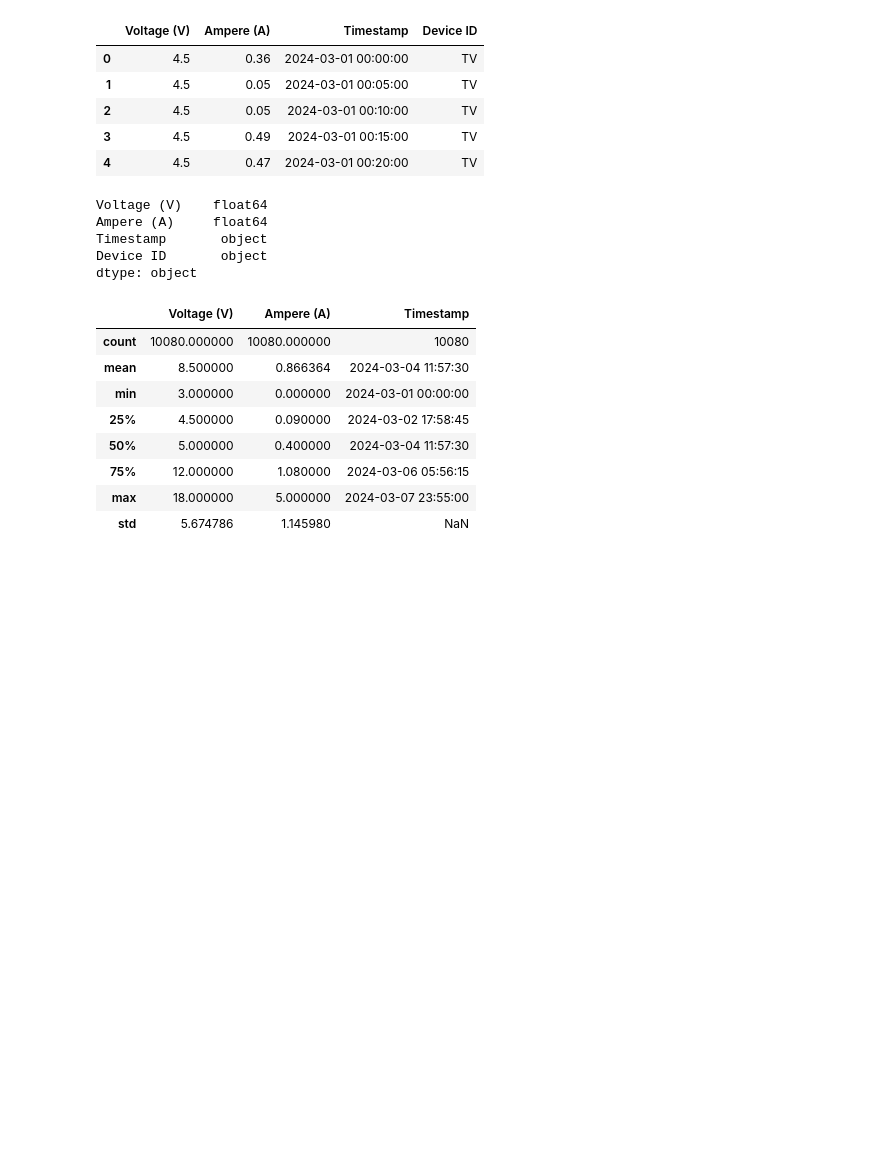
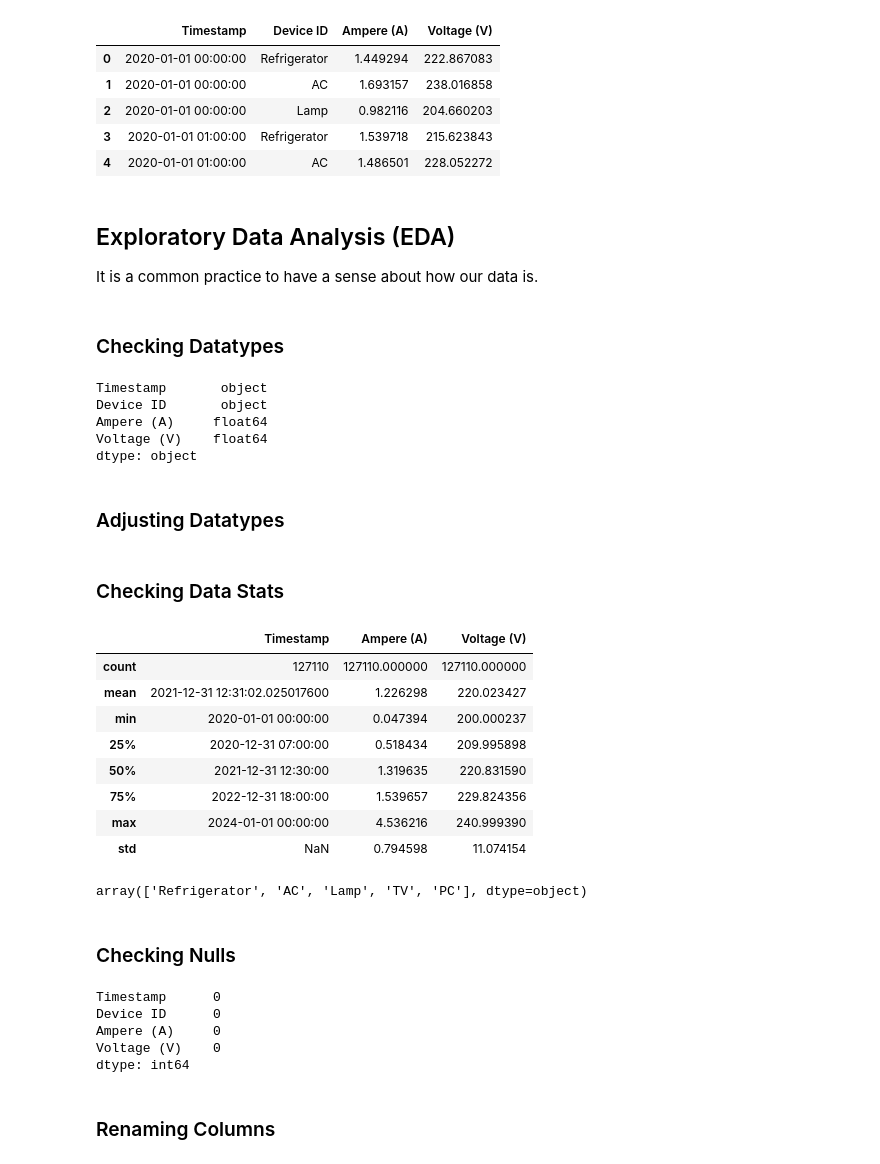
Before and after one commit to daandeey/ElectriCast, a Jupyter notebook: EDA.ipynb, the cells around one changed output. Cells and saved outputs as stored; diff of their text form; code cells hidden in the pictures; blank space fills up the shorter version.

```diff
--- a/EDA.ipynb
+++ b/EDA.ipynb
@@ -5,36 +23,61 @@ import matplotlib.pyplot as plt
 # %%
-df_raw = pd.read_csv('dataset/appliance_data.csv')
+df_raw = pd.read_csv('dataset/electricity_consumption.csv')
 df = df_raw.copy()
 df.head(5)
 # %% [output]
-|  | Voltage (V) | Ampere (A) | Timestamp | Device ID |
-| 0 | 4.5 | 0.36 | 2024-03-01 00:00:00 | TV |
-| 1 | 4.5 | 0.05 | 2024-03-01 00:05:00 | TV |
-| 2 | 4.5 | 0.05 | 2024-03-01 00:10:00 | TV |
-| 3 | 4.5 | 0.49 | 2024-03-01 00:15:00 | TV |
-| 4 | 4.5 | 0.47 | 2024-03-01 00:20:00 | TV |
+|  | Timestamp | Device ID | Ampere (A) | Voltage (V) |
+| 0 | 2020-01-01 00:00:00 | Refrigerator | 1.449294 | 222.867083 |
+| 1 | 2020-01-01 00:00:00 | AC | 1.693157 | 238.016858 |
+| 2 | 2020-01-01 00:00:00 | Lamp | 0.982116 | 204.660203 |
+| 3 | 2020-01-01 01:00:00 | Refrigerator | 1.539718 | 215.623843 |
+| 4 | 2020-01-01 01:00:00 | AC | 1.486501 | 228.052272 |
+# %% [markdown]
+## Exploratory Data Analysis (EDA)
+It is a common practice to have a sense about how our data is.
+# %% [markdown]
+### Checking Datatypes
 # %%
 df.dtypes
 # %% [output]
-Voltage (V)    float64
-Ampere (A)     float64
 Timestamp       object
 Device ID       object
+Ampere (A)     float64
+Voltage (V)    float64
 dtype: object
+# %% [markdown]
+### Adjusting Datatypes
 # %%
 df['Timestamp'] = pd.to_datetime(df['Timestamp'])
+# %% [markdown]
+### Checking Data Stats
 # %%
 df.describe()
 # %% [output]
-|  | Voltage (V) | Ampere (A) | Timestamp |
-| count | 10080.000000 | 10080.000000 | 10080 |
-| mean | 8.500000 | 0.866364 | 2024-03-04 11:57:30 |
-| min | 3.000000 | 0.000000 | 2024-03-01 00:00:00 |
-| 25% | 4.500000 | 0.090000 | 2024-03-02 17:58:45 |
-| 50% | 5.000000 | 0.400000 | 2024-03-04 11:57:30 |
-| 75% | 12.000000 | 1.080000 | 2024-03-06 05:56:15 |
-| max | 18.000000 | 5.000000 | 2024-03-07 23:55:00 |
-| std | 5.674786 | 1.145980 | NaN |
+|  | Timestamp | Ampere (A) | Voltage (V) |
+| count | 127110 | 127110.000000 | 127110.000000 |
+| mean | 2021-12-31 12:31:02.025017600 | 1.226298 | 220.023427 |
+| min | 2020-01-01 00:00:00 | 0.047394 | 200.000237 |
+| 25% | 2020-12-31 07:00:00 | 0.518434 | 209.995898 |
+| 50% | 2021-12-31 12:30:00 | 1.319635 | 220.831590 |
+| 75% | 2022-12-31 18:00:00 | 1.539657 | 229.824356 |
+| max | 2024-01-01 00:00:00 | 4.536216 | 240.999390 |
+| std | NaN | 0.794598 | 11.074154 |
+# %%
+df['Device ID'].unique()
+# %% [output]
+array(['Refrigerator', 'AC', 'Lamp', 'TV', 'PC'], dtype=object)
+# %% [markdown]
+### Checking Nulls
+# %%
+df.isnull().sum()
+# %% [output]
+Timestamp      0
+Device ID      0
+Ampere (A)     0
+Voltage (V)    0
+dtype: int64
+# %% [markdown]
+### Renaming Columns
 # %%
 df.rename(columns={'Voltage (V)': 'V',
                    'Ampere (A)': 'A',
```
Also changed, not shown: parts of 29 cells of this notebook.
